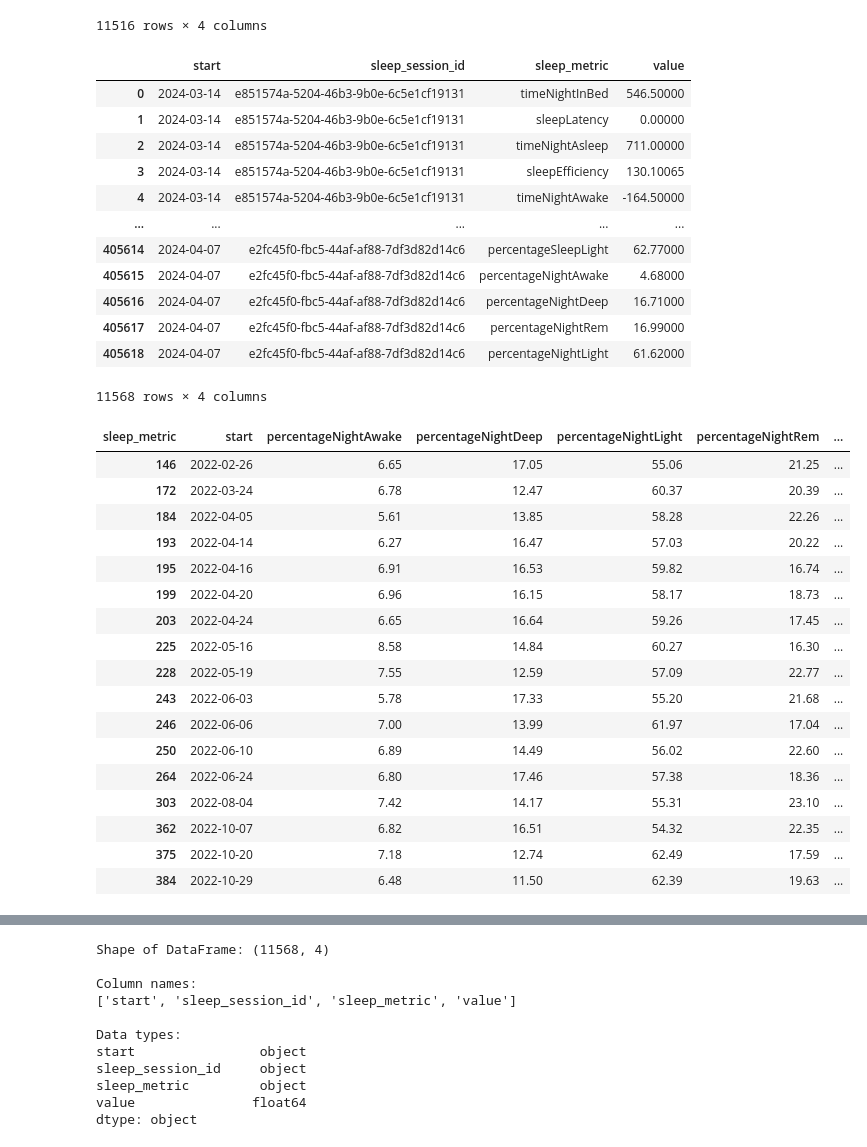
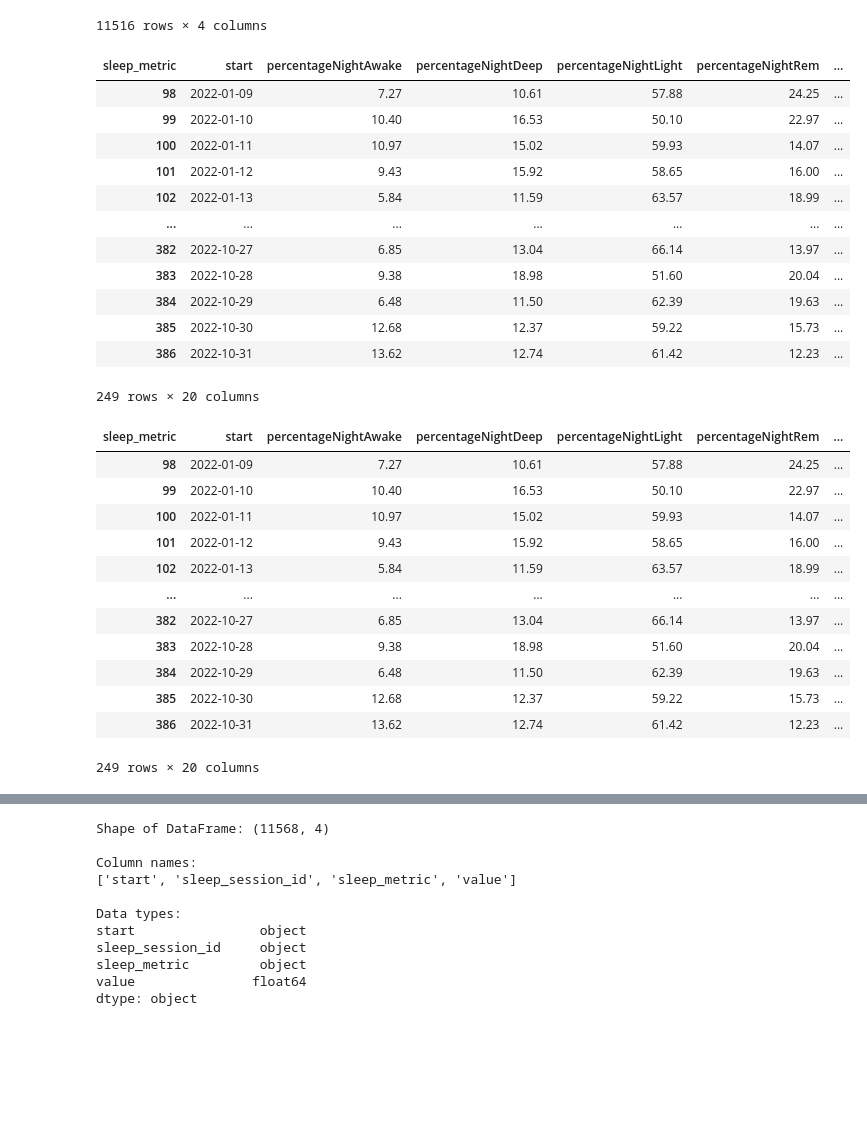
Before and after one commit to elkinal/health, a Jupyter notebook: data/parsing.ipynb, the cells around one changed output, grey strips where cells are left out. Drawn from its saved outputs; the diff is of its cells as text; code cells hidden in the pictures; blank space fills up the shorter version.

```diff
--- a/data/parsing.ipynb
+++ b/data/parsing.ipynb
@@ -192,65 +192,59 @@ df['start'] = pd.to_datetime(df['start'])
 
 # Cut off dates after 2023 because of gap in data
 df = df[df['start'] < '2022-11-01']
-merged
+df
 # df
 # %% [output]
-|  | start | sleep_session_id | sleep_metric | value |
-| 0 | 2024-03-14 | e851574a-5204-46b3-9b0e-6c5e1cf19131 | timeNightInBed | 546.50000 |
-| 1 | 2024-03-14 | e851574a-5204-46b3-9b0e-6c5e1cf19131 | sleepLatency | 0.00000 |
-| 2 | 2024-03-14 | e851574a-5204-46b3-9b0e-6c5e1cf19131 | timeNightAsleep | 711.00000 |
-| 3 | 2024-03-14 | e851574a-5204-46b3-9b0e-6c5e1cf19131 | sleepEfficiency | 130.10065 |
-| 4 | 2024-03-14 | e851574a-5204-46b3-9b0e-6c5e1cf19131 | timeNightAwake | -164.50000 |
-| ... | ... | ... | ... | ... |
-| 405614 | 2024-04-07 | e2fc45f0-fbc5-44af-af88-7df3d82d14c6 | percentageSleepLight | 62.77000 |
-| 405615 | 2024-04-07 | e2fc45f0-fbc5-44af-af88-7df3d82d14c6 | percentageNightAwake | 4.68000 |
-| 405616 | 2024-04-07 | e2fc45f0-fbc5-44af-af88-7df3d82d14c6 | percentageNightDeep | 16.71000 |
-| 405617 | 2024-04-07 | e2fc45f0-fbc5-44af-af88-7df3d82d14c6 | percentageNightRem | 16.99000 |
-| 405618 | 2024-04-07 | e2fc45f0-fbc5-44af-af88-7df3d82d14c6 | percentageNightLight | 61.62000 |
+| sleep_metric | start | percentageNightAwake | percentageNightDeep | percentageNightLight | percentageNightRem | ... |
+| 98 | 2022-01-09 | 7.27 | 10.61 | 57.88 | 24.25 | ... |
+| 99 | 2022-01-10 | 10.40 | 16.53 | 50.10 | 22.97 | ... |
+| 100 | 2022-01-11 | 10.97 | 15.02 | 59.93 | 14.07 | ... |
+| 101 | 2022-01-12 | 9.43 | 15.92 | 58.65 | 16.00 | ... |
+| 102 | 2022-01-13 | 5.84 | 11.59 | 63.57 | 18.99 | ... |
+| ... | ... | ... | ... | ... | ... | ... |
+| 382 | 2022-10-27 | 6.85 | 13.04 | 66.14 | 13.97 | ... |
+| 383 | 2022-10-28 | 9.38 | 18.98 | 51.60 | 20.04 | ... |
+| 384 | 2022-10-29 | 6.48 | 11.50 | 62.39 | 19.63 | ... |
+| 385 | 2022-10-30 | 12.68 | 12.37 | 59.22 | 15.73 | ... |
+| 386 | 2022-10-31 | 13.62 | 12.74 | 61.42 | 12.23 | ... |
-11568 rows × 4 columns
+249 rows × 20 columns
 # %%
 
 # Removes outliers for a specific column
 def removeOutliers(dataframe, column):
         # Calculate mean and standard deviation of sleepLatency
         mean_sleep_latency = dataframe[column].mean()
         std_sleep_latency = dataframe[column].std()
 
         # Define the upper and lower bounds for outliers
         upper_bound = mean_sleep_latency + 1.5 * std_sleep_latency
         lower_bound = mean_sleep_latency - 1.5 * std_sleep_latency
 
         # Filter the DataFrame to remove outliers
         filtered_df = dataframe[(dataframe[column] <= upper_bound) & (dataframe[column] >= lower_bound)]
         filtered_df.loc[:, 'start'] = pd.to_datetime(filtered_df['start'])
         return filtered_df
 
 
-columns = df.columns.tolist()[1:]
-columns
+# columns = df.columns.tolist()[1:]
 
-for c in columns:
-    df = removeOutliers(df, c)
+# for c in columns:
+#     df = removeOutliers(df, c)
 
 
 df
 # removeOutliers(df, 'sleepLatency')
 # %% [output]
 | sleep_metric | start | percentageNightAwake | percentageNightDeep | percentageNightLight | percentageNightRem | ... |
-| 146 | 2022-02-26 | 6.65 | 17.05 | 55.06 | 21.25 | ... |
-| 172 | 2022-03-24 | 6.78 | 12.47 | 60.37 | 20.39 | ... |
-| 184 | 2022-04-05 | 5.61 | 13.85 | 58.28 | 22.26 | ... |
-| 193 | 2022-04-14 | 6.27 | 16.47 | 57.03 | 20.22 | ... |
-| 195 | 2022-04-16 | 6.91 | 16.53 | 59.82 | 16.74 | ... |
-| 199 | 2022-04-20 | 6.96 | 16.15 | 58.17 | 18.73 | ... |
-| 203 | 2022-04-24 | 6.65 | 16.64 | 59.26 | 17.45 | ... |
-| 225 | 2022-05-16 | 8.58 | 14.84 | 60.27 | 16.30 | ... |
-| 228 | 2022-05-19 | 7.55 | 12.59 | 57.09 | 22.77 | ... |
-| 243 | 2022-06-03 | 5.78 | 17.33 | 55.20 | 21.68 | ... |
-| 246 | 2022-06-06 | 7.00 | 13.99 | 61.97 | 17.04 | ... |
-| 250 | 2022-06-10 | 6.89 | 14.49 | 56.02 | 22.60 | ... |
-| 264 | 2022-06-24 | 6.80 | 17.46 | 57.38 | 18.36 | ... |
-| 303 | 2022-08-04 | 7.42 | 14.17 | 55.31 | 23.10 | ... |
-| 362 | 2022-10-07 | 6.82 | 16.51 | 54.32 | 22.35 | ... |
-| 375 | 2022-10-20 | 7.18 | 12.74 | 62.49 | 17.59 | ... |
+| 98 | 2022-01-09 | 7.27 | 10.61 | 57.88 | 24.25 | ... |
+| 99 | 2022-01-10 | 10.40 | 16.53 | 50.10 | 22.97 | ... |
+| 100 | 2022-01-11 | 10.97 | 15.02 | 59.93 | 14.07 | ... |
+| 101 | 2022-01-12 | 9.43 | 15.92 | 58.65 | 16.00 | ... |
+| 102 | 2022-01-13 | 5.84 | 11.59 | 63.57 | 18.99 | ... |
+| ... | ... | ... | ... | ... | ... | ... |
+| 382 | 2022-10-27 | 6.85 | 13.04 | 66.14 | 13.97 | ... |
+| 383 | 2022-10-28 | 9.38 | 18.98 | 51.60 | 20.04 | ... |
 | 384 | 2022-10-29 | 6.48 | 11.50 | 62.39 | 19.63 | ... |
+| 385 | 2022-10-30 | 12.68 | 12.37 | 59.22 | 15.73 | ... |
+| 386 | 2022-10-31 | 13.62 | 12.74 | 61.42 | 12.23 | ... |
+249 rows × 20 columns
```
Also changed, not shown: parts of 5 cells of this notebook, 1 other file.
